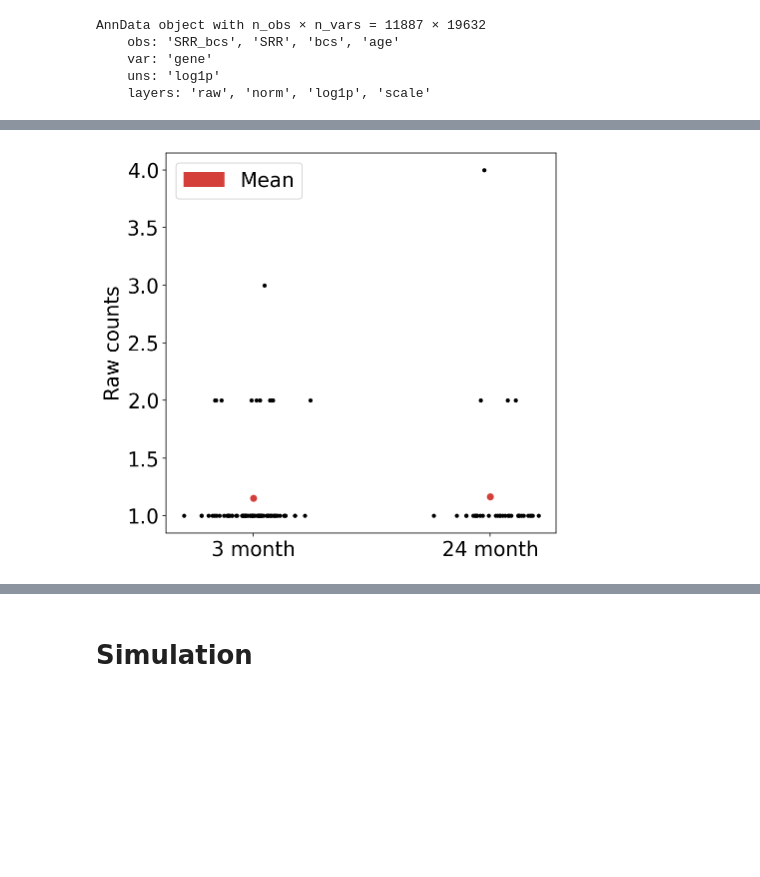
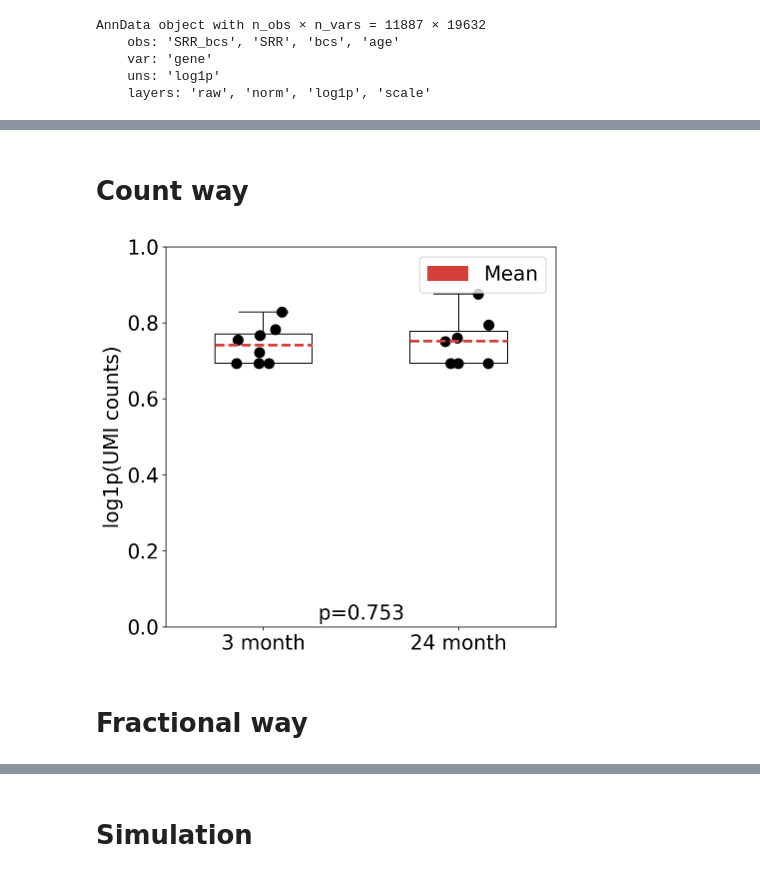
Before and after one commit to pachterlab/BP_2020_2, a Jupyter notebook: notebooks/log1p.ipynb, the cells around one changed output, grey strips where cells are left out. Saved outputs shown, nothing was run; the diff lists cells and outputs as text; code cells hidden in the pictures; blank space fills up the shorter version.

```diff
--- a/notebooks/log1p.ipynb
+++ b/notebooks/log1p.ipynb
@@ -212,13 +212,19 @@ adata.layers["scale"] = scale(adata.layers["log1p"].todense(), axis=0, with_mean
 # %%
 def bplot(x, y, ax):
-    #parts = ax.boxplot(
-    #    y, widths=0.5, showfliers=False)
+    medianprops = dict(linestyle='', linewidth=2.5, color='white')
+    meanlineprops = dict(linestyle='--', linewidth=2.5, color='#D43F3A')
+    parts = ax.boxplot(
+        y, widths=0.5, showfliers=False,
+        medianprops=medianprops,
+        meanprops=meanlineprops,
+        showmeans=True,
+        meanline=True)
 
     for i, j in zip(x,y):
         xx = np.random.normal(i, 0.1, size=len(j))
-        ax.scatter(xx, j, color="k", s=10)
+        ax.scatter(xx, j, color="k", s=100)
 
-        ax.scatter(i, j.mean(), color="#D43F3A")
+        #ax.scatter(i, j.mean(), color="#D43F3A")
 
-
+    ax.set_xticks(x)
     return ax
@@ -248,24 +231,43 @@ X_old   = nd(X[old_mask])
+# %% [markdown]
+# Count way
+# %%
+tmp = df.query("age==3").set_index("SRR")[["cnt"]]
+
+cnt = tmp.apply(np.log1p)
+tmp["cnt"] = cnt
+tmp = tmp.query("cnt>0")
+young = nd(tmp.groupby("SRR")[["cnt"]].mean().values)
+
+
+##
+tmp = df.query("age==24").set_index("SRR")[["cnt"]]
+
+cnt = tmp.apply(np.log1p)
+tmp["cnt"] = cnt
+tmp = tmp.query("cnt>0")
+old = nd(tmp.groupby("SRR")[["cnt"]].mean().values)
 # %%
 fig, ax = plt.subplots(figsize=(7,7))
 
 xlabels = ["3 month", "24 month"]
 xidx = np.arange(len(xlabels))+1
-y = [X_young, X_old]
+y = [young, old]
+t, p = stats.ttest_ind(y[0], y[1])
 
 bplot(xidx, y, ax)
 
-
-ax.set_xticks(xidx)
 ax.set_xticklabels(xlabels, ha="center")
-ax.set_ylabel("Raw counts")
-#ax.set_ylim((-0.1, 5))
-
+ax.set_ylabel("log1p(UMI counts)")
+ax.set_ylim((0, 1))
 
 mean = mpatches.Patch(color="#D43F3A", label='Mean')
 ax.legend(handles=[mean])
-#ax.set_title("Limit of detection: {} {} {}".format("Plate2", "S", "Twist"))
 #plt.savefig("./figs/recall_{}_{}_{}.png".format("Plate2", "S2", "Twist"),bbox_inches='tight', dpi=300)
 
+ax.annotate("p={:,.3f}".format(p), (1.5, ax.get_ylim()[1]*0.02), ha="center")
+
 plt.show()
 # %% [output]
-[figure, old version]
+[figure, new version]
+# %% [markdown]
+# Fractional way
```
Also changed, not shown: parts of 12 cells of this notebook.
